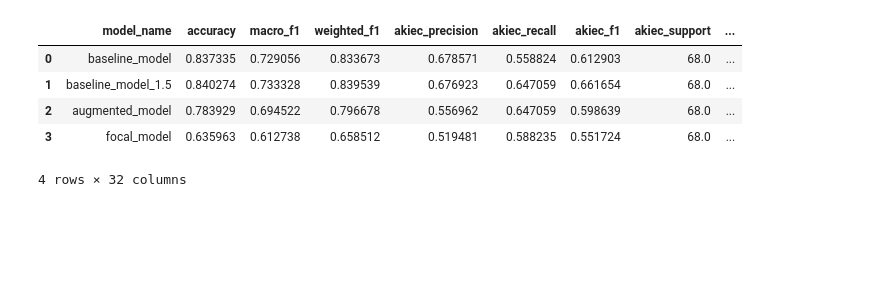
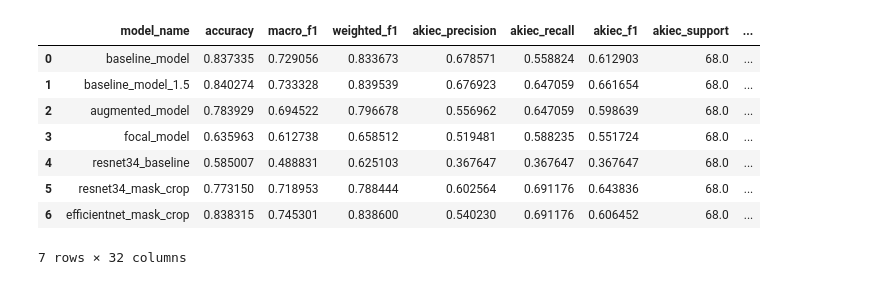
Before and after one commit to Saber0722/Tele-Dermatology, a Jupyter notebook: notebooks/compare_models.ipynb, the cells around one changed output. Saved outputs shown, nothing was run; the diff lists cells and outputs as text; code cells hidden in the pictures; blank space fills up the shorter version.

```diff
--- a/notebooks/compare_models.ipynb
+++ b/notebooks/compare_models.ipynb
@@ -1,27 +1,23 @@
 # %%
-# imports
-
 import pandas as pd
 import matplotlib.pyplot as plt
 import seaborn as sns
-import numpy as np
-
 from pathlib import Path
 
 sns.set(style="whitegrid")
-plt.rcParams["figure.figsize"] = (10, 6)
+
+PROJECT_ROOT = Path("../")
+results_path = PROJECT_ROOT / "results" / "experiments.csv"
+
+df = pd.read_csv(results_path)
+df
+# %% [output]
+|  | model_name | accuracy | macro_f1 | weighted_f1 | akiec_precision | akiec_recall | akiec_f1 | akiec_support | ... |
+| 0 | baseline_model | 0.837335 | 0.729056 | 0.833673 | 0.678571 | 0.558824 | 0.612903 | 68.0 | ... |
+| 1 | baseline_model_1.5 | 0.840274 | 0.733328 | 0.839539 | 0.676923 | 0.647059 | 0.661654 | 68.0 | ... |
+| 2 | augmented_model | 0.783929 | 0.694522 | 0.796678 | 0.556962 | 0.647059 | 0.598639 | 68.0 | ... |
+| 3 | focal_model | 0.635963 | 0.612738 | 0.658512 | 0.519481 | 0.588235 | 0.551724 | 68.0 | ... |
+| 4 | resnet34_baseline | 0.585007 | 0.488831 | 0.625103 | 0.367647 | 0.367647 | 0.367647 | 68.0 | ... |
+| 5 | resnet34_mask_crop | 0.773150 | 0.718953 | 0.788444 | 0.602564 | 0.691176 | 0.643836 | 68.0 | ... |
+| 6 | efficientnet_mask_crop | 0.838315 | 0.745301 | 0.838600 | 0.540230 | 0.691176 | 0.606452 | 68.0 | ... |
+7 rows × 32 columns
-# %%
-# load results
-
-PROJECT_ROOT = Path().resolve().parent
-RESULTS_PATH = PROJECT_ROOT / "results" / "experiments.csv"
-
-df = pd.read_csv(RESULTS_PATH)
-df
-# %% [output]
-|  | model_name | accuracy | macro_f1 | weighted_f1 | akiec_precision | akiec_recall | akiec_f1 | akiec_support | ... |
-| 0 | baseline_model | 0.837335 | 0.729056 | 0.833673 | 0.678571 | 0.558824 | 0.612903 | 68.0 | ... |
-| 1 | baseline_model_1.5 | 0.840274 | 0.733328 | 0.839539 | 0.676923 | 0.647059 | 0.661654 | 68.0 | ... |
-| 2 | augmented_model | 0.783929 | 0.694522 | 0.796678 | 0.556962 | 0.647059 | 0.598639 | 68.0 | ... |
-| 3 | focal_model | 0.635963 | 0.612738 | 0.658512 | 0.519481 | 0.588235 | 0.551724 | 68.0 | ... |
-4 rows × 32 columns
```
Also changed, not shown: parts of 11 cells of this notebook, 32 other files.
